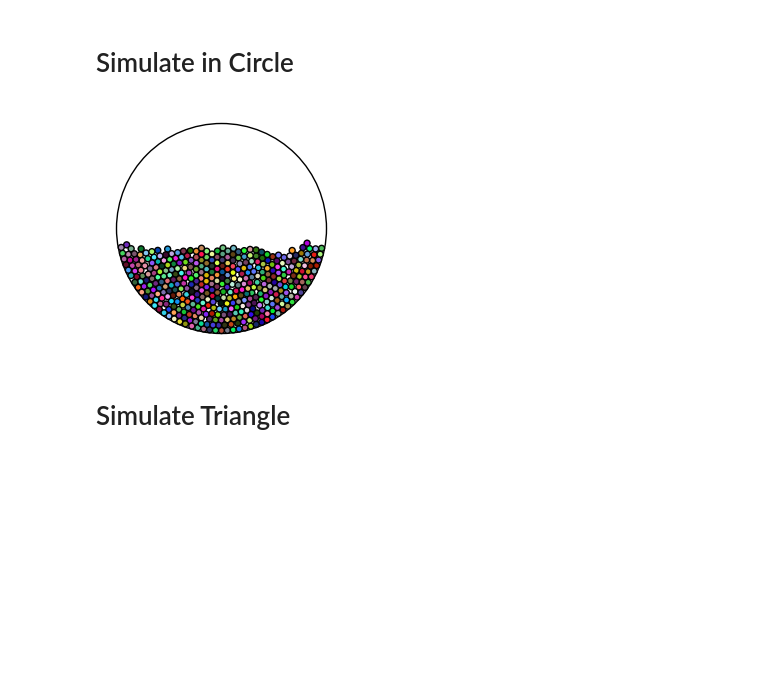
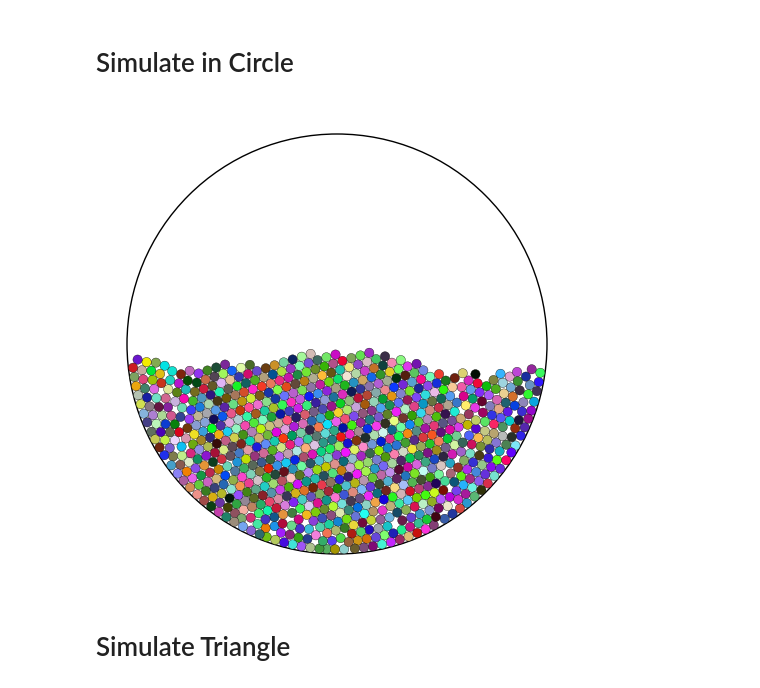
Before and after one commit to seba2390/ParticleSimulations, a Jupyter notebook: main.ipynb, the cells around one changed output. Drawn from its saved outputs; the diff is of its cells as text; code cells hidden in the pictures; blank space fills up the shorter version.

```diff
--- a/main.ipynb
+++ b/main.ipynb
@@ -29,6 +30,6 @@ rectangle_scene.generate_particles(num_particles=num_particles,
 # %%
 # Simulation parameters
-n_steps = 2000
+n_steps = 6000
 dt = 0.0001
 
 for _ in tqdm(range(n_steps)):
@@ -38,7 +41,7 @@ for _ in tqdm(range(n_steps)):
 skip_frames = 20  # Change this value to skip frames (e.g., 2 to skip every other frame). Makes animation speed up
 
 # Prepare the figure and axes for plotting
-fig, ax = plt.subplots(1, 1, figsize=(3, 3))
+fig, ax = plt.subplots(1, 1, figsize=(6, 6))
 factor = 0.1
 ax.set_xlim(0 - factor * width, width + factor * width)
 ax.set_ylim(0 - factor * height, height + factor * height)
@@ -56,7 +59,7 @@ ax.vlines(x=width, ymin=0, ymax=height, ls='-', lw=wall_width, color='black')
 # Create Circle patches for the particles
 circles = []
 for particle in rectangle_scene.particles:
-    circle = plt.Circle(particle.position, particle.radius, facecolor=particle.color, edgecolor='black', fill=True)
+    circle = plt.Circle(particle.position, particle.radius, facecolor=particle.color, edgecolor='black', linewidth = 0.25, fill=True)
     ax.add_patch(circle)
     circles.append(circle)
 
@@ -87,7 +90,7 @@ def update(frame):
 ani = FuncAnimation(fig, update, frames=adjusted_n_steps, interval=30, blit=True)
 
 # Save animation to file (optional)
-ani.save(filename="examples/gravity_rectangle_particle_simulation.gif", writer='pillow')
+ani.save(filename="examples/gravity_rectangle_particle_simulation.gif", writer='pillow', dpi=200)
 
 pbar.close()
 # %% [output]
@@ -96,12 +99,12 @@ pbar.close()
 # Simulate in Circle
 # %%
 # Initialize circle scene
-scene_radius = 3.5
+scene_radius = 4.5
 #circle_scene = Circle(radius=scene_radius, vertical_gravity=0.0, restitution=1.0)
-circle_scene = Circle(radius=scene_radius, vertical_gravity=900.0,restitution=0.8)
+circle_scene = Circle(radius=scene_radius, vertical_gravity=600.0, restitution=0.8)
 
 # Generate particles
-num_particles = 400
+num_particles = 800
 radius_range = (0.1, 0.1)
 density_range = (1.0, 1.0)
 
@@ -109,11 +112,10 @@ density_range = (1.0, 1.0)
 circle_scene.generate_particles(num_particles=num_particles,
                                 radius_range=radius_range,
                                 density_range=density_range,
-                                speed_scaling=15,
-                                max_attempts=10000)
+                                speed_scaling=15)
 # %%
 # Simulation parameters
-n_steps = 2000
+n_steps = 6000
 dt = 0.0001
 
 # Simulate the scene
@@ -124,7 +126,7 @@ for _ in tqdm(range(n_steps)):
 skip_frames = 20  # Change this value to skip frames (e.g., 2 to skip every other frame). Makes animation speed up
 
 # Prepare the figure and axes for plotting
-fig, ax = plt.subplots(1, 1, figsize=(3, 3))
+fig, ax = plt.subplots(1, 1, figsize=(6, 6))
 factor = 0.1
 scene_radius = circle_scene.radius  # Make sure `scene_radius` is defined as the circle's radius
 ax.set_xlim(-scene_radius - factor * scene_radius, scene_radius + factor * scene_radius)
@@ -146,7 +148,7 @@ grid_center_y = circle_scene.grid_height / 2
 # Create Circle patches for the particles
 circles = []
 for particle in circle_scene.particles:
-    circle = plt.Circle(particle.position, particle.radius, facecolor=particle.color, edgecolor='black', fill=True)
+    circle = plt.Circle(particle.position, particle.radius, facecolor=particle.color, lw=0.25, edgecolor='black', fill=True)
     ax.add_patch(circle)
     circles.append(circle)
 
@@ -154,35 +156,35 @@ ax.set_xticks([])
 ax.set_yticks([])
 ax.set_aspect('equal', 'box')
 plt.axis('off')
 
 # Adjust the number of frames based on the skip_frames parameter
 adjusted_n_steps = n_steps // skip_frames
 
 pbar = tqdm(total=adjusted_n_steps)
 
 # Update function for the animation
 def update(frame):
     # Adjust frame based on skip_frames
     frame = frame * skip_frames
 
     # For each particle, get the position from its path_history at the adjusted frame
     for i, particle in enumerate(circle_scene.particles):
         if frame < len(particle.path_history):  # Ensure the frame doesn't exceed path_history length
             circles[i].center = particle.path_history[frame]  # Update position from path_history
     pbar.update(1)
     return circles
 
 # Adjust the number of frames based on the skip_frames parameter
 adjusted_n_steps = n_steps // skip_frames
 
 # Create the animation
 ani = FuncAnimation(fig, update, frames=adjusted_n_steps, interval=30, blit=True)
 
 # Save animation to file (optional)
-ani.save(filename="examples/gravity_circle_particle_simulation.gif", writer='pillow')
+ani.save(filename="examples/gravity_circle_particle_simulation.gif", writer='pillow',dpi=200)
 pbar.close()
 # %% [output]
-[figure, old version]
+[figure, new version]
 # %% [markdown]
 # Simulate Triangle
 # %%
```
Also changed, not shown: parts of 4 cells of this notebook, 5 other files.
